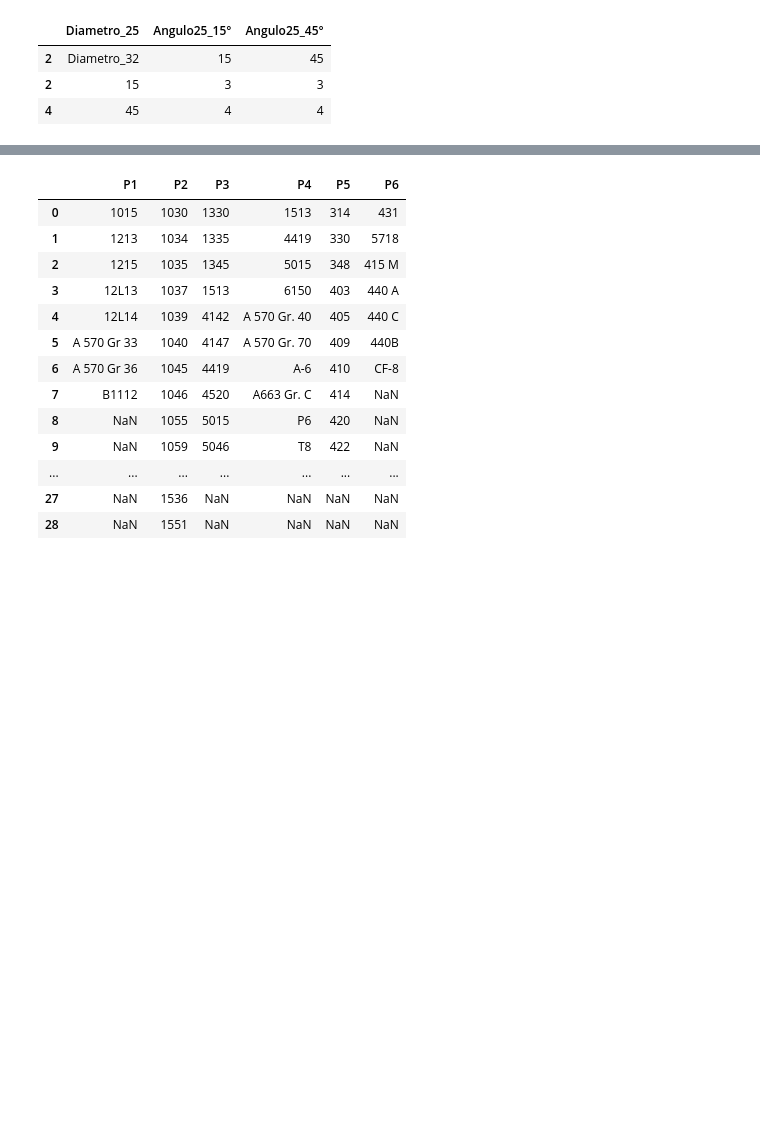
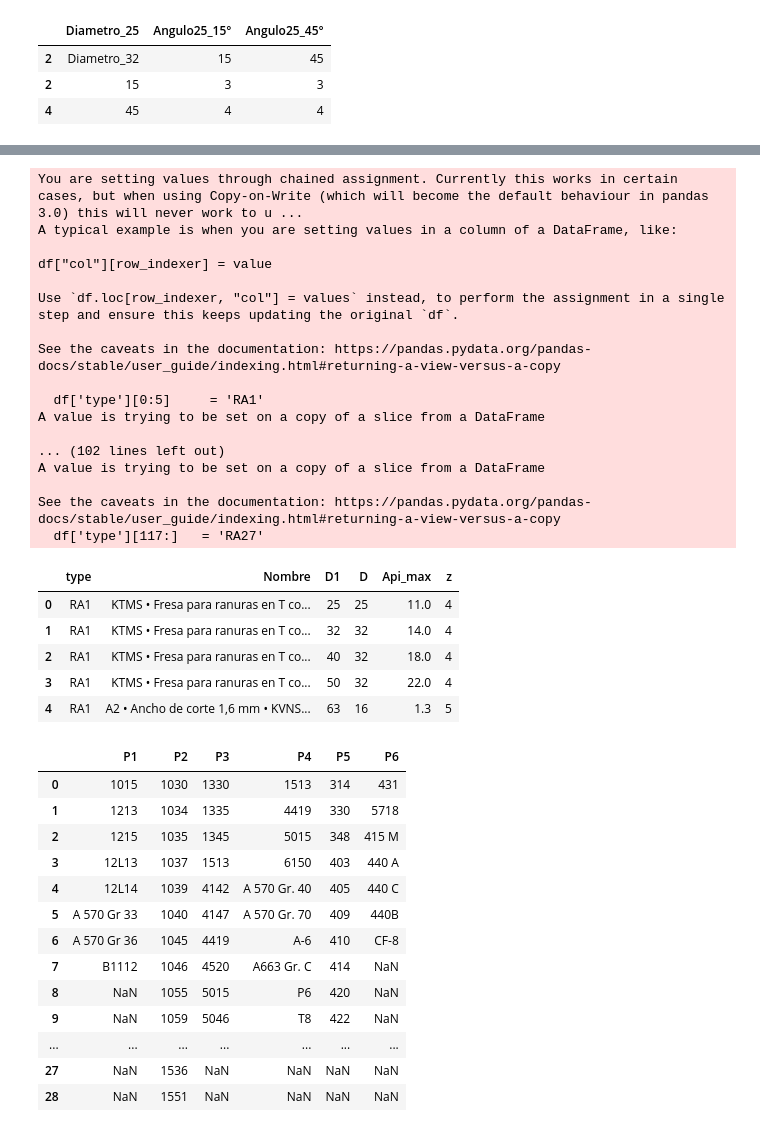
Before and after one commit to DanielSarmiento04/cnc_catalog, a Jupyter notebook: main.ipynb, the cells around one changed output, grey strips where cells are left out. Drawn from its saved outputs; the diff is of its cells as text; code cells hidden in the pictures; blank space fills up the shorter version.

```diff
--- a/main.ipynb
+++ b/main.ipynb
@@ -176,3 +234,69 @@ df.head()
+# %%
+df = pd.read_excel(
+    './FRESADO_1.xlsm',
+    sheet_name='RANURADO',
+    skiprows=0,
+    usecols='B,C,F,G,I,J',
+)
+
+df.columns = ['type', 'Nombre', 'D1', 'D', 'Api_max', 'z']
+
+df['type']          = ['' for _ in range(len(df))]
+df['type'][0:5]     = 'RA1'
+df['type'][5:9]     = 'RA2'
+df['type'][9:13]    = 'RA3'
+df['type'][13:20]   = 'RA4'
+df['type'][20:26]   = 'RA5'
+df['type'][26:39]   = 'RA6'
+df['type'][40:49]   = 'RA7'
+df['type'][49:55]   = 'RA8'
+df['type'][55:60]   = 'RA9'
+df['type'][60:61]   = 'RA10'
+df['type'][61:66]   = 'RA11'
+df['type'][66:68]   = 'RA12'
+df['type'][68:70]   = 'RA13'
+df['type'][70:72]   = 'RA14'
+df['type'][72:77]   = 'RA15'
+df['type'][77:80]   = 'RA16'
+df['type'][80:84]   = 'RA17'
+df['type'][84:90]   = 'RA18'
+df['type'][90:92]   = 'RA19'
+df['type'][92:96]   = 'RA20'
+df['type'][96:98]   = 'RA21'
+df['type'][98:100]   = 'RA22'
+df['type'][100:102]   = 'RA23'
+df['type'][102:108]   = 'RA24'
+df['type'][108:112]   = 'RA25'
+df['type'][112:117]   = 'RA26'
+df['type'][117:]   = 'RA27'
+
+
+df.to_csv('./app/data/operation/ranurado.csv', index=False)
+df.head()
+# %% [output]
+You are setting values through chained assignment. Currently this works in certain cases, but when using Copy-on-Write (which will become the default behaviour in pandas 3.0) this will never work to u ...
+A typical example is when you are setting values in a column of a DataFrame, like:
+
+df["col"][row_indexer] = value
+
+Use `df.loc[row_indexer, "col"] = values` instead, to perform the assignment in a single step and ensure this keeps updating the original `df`.
+
+See the caveats in the documentation: https://pandas.pydata.org/pandas-docs/stable/user_guide/indexing.html#returning-a-view-versus-a-copy
+
+  df['type'][0:5]     = 'RA1'
+A value is trying to be set on a copy of a slice from a DataFrame
+
+... (102 lines left out)
+A value is trying to be set on a copy of a slice from a DataFrame
+
+See the caveats in the documentation: https://pandas.pydata.org/pandas-docs/stable/user_guide/indexing.html#returning-a-view-versus-a-copy
+  df['type'][117:]   = 'RA27'
+|  | type | Nombre | D1 | D | Api_max | z |
+| 0 | RA1 | KTMS • Fresa para ranuras en T co... | 25 | 25 | 11.0 | 4 |
+| 1 | RA1 | KTMS • Fresa para ranuras en T co... | 32 | 32 | 14.0 | 4 |
+| 2 | RA1 | KTMS • Fresa para ranuras en T co... | 40 | 32 | 18.0 | 4 |
+| 3 | RA1 | KTMS • Fresa para ranuras en T co... | 50 | 32 | 22.0 | 4 |
+| 4 | RA1 | A2 • Ancho de corte 1,6 mm • KVNS... | 63 | 16 | 1.3 | 5 |
 # %%
 df = pd.read_excel(
     './FRESADO_1.xlsm',
```
Also changed, not shown: parts of 24 cells of this notebook, 8 other files.
